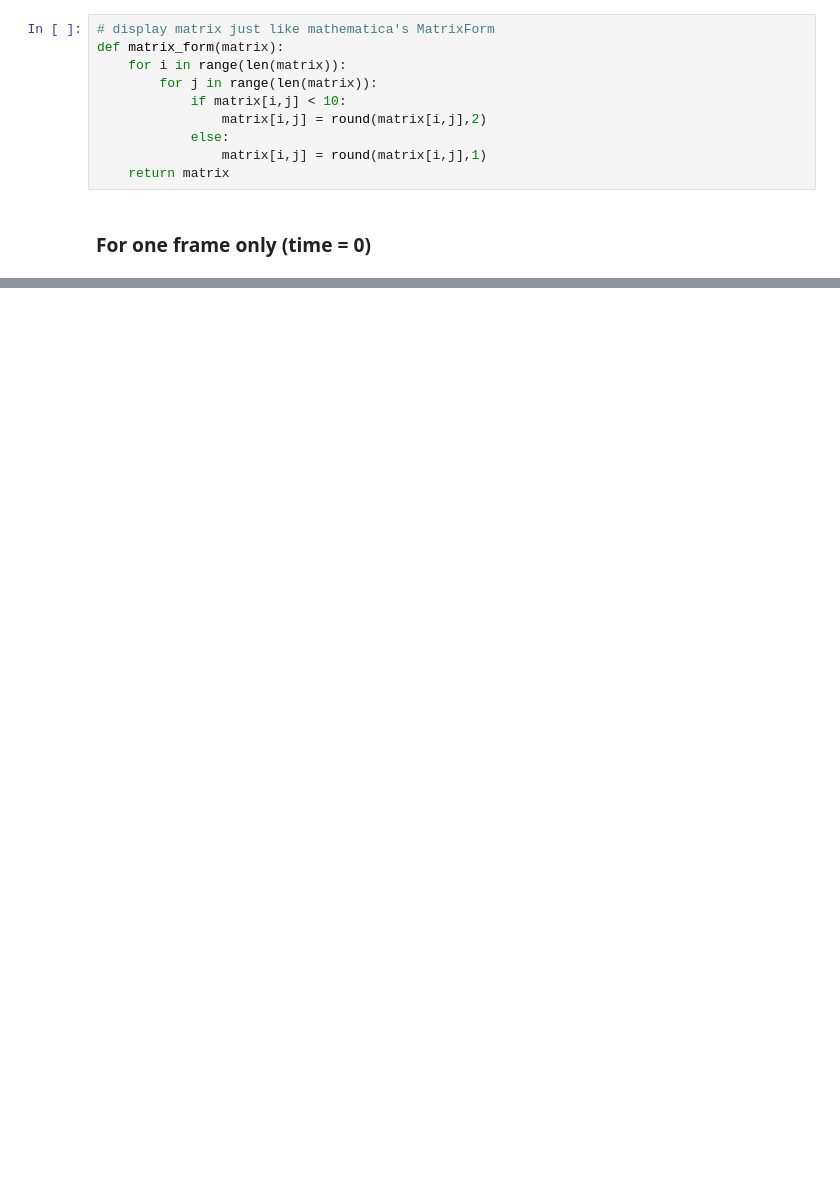
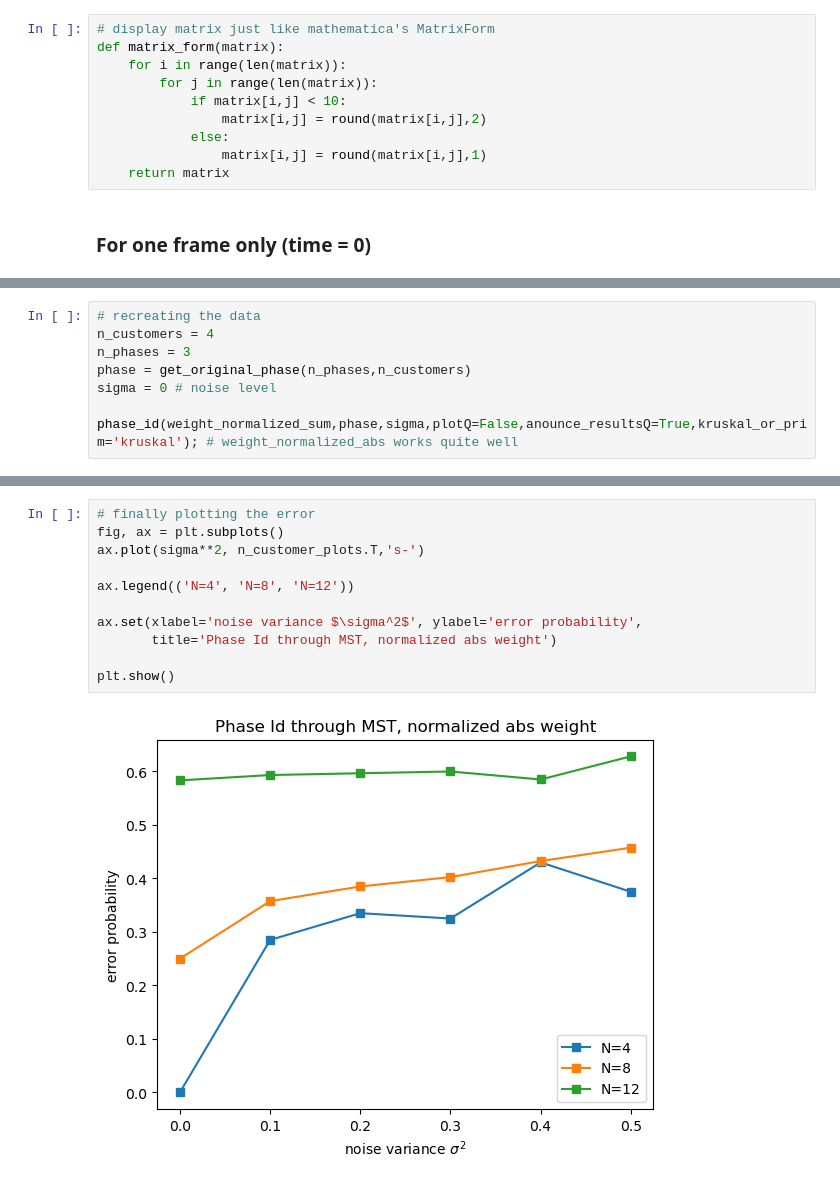
Before and after one commit to leobt23/ADRI, a Jupyter notebook: Projets_final/final1/Class1_FINAL.ipynb, the cells around one changed output, grey strips where cells are left out. Saved outputs shown, nothing was run; the diff lists cells and outputs as text; blank space fills up the shorter version.

```diff
--- a/Projets_final/final1/Class1_FINAL.ipynb
+++ b/Projets_final/final1/Class1_FINAL.ipynb
@@ -861,0 +1093,8 @@ for i in range(5):
+# %%
+# recreating the data
+n_customers = 4
+n_phases = 3
+phase = get_original_phase(n_phases,n_customers)
+sigma = 0 # noise level
+
+phase_id(weight_normalized_sum,phase,sigma,plotQ=False,anounce_resultsQ=True,kruskal_or_prim='kruskal'); # weight_normalized_abs works quite well
@@ -861,0 +1146,13 @@ for i in range(5):
+# %%
+# finally plotting the error
+fig, ax = plt.subplots()
+ax.plot(sigma**2, n_customer_plots.T,'s-')
+
+ax.legend(('N=4', 'N=8', 'N=12'))
+
+ax.set(xlabel='noise variance $\sigma^2$', ylabel='error probability',
+       title='Phase Id through MST, normalized abs weight')
+
+plt.show()
+# %% [output]
+[figure, added]
```
Also changed, not shown: parts of 22 cells of this notebook, 1 other file.
